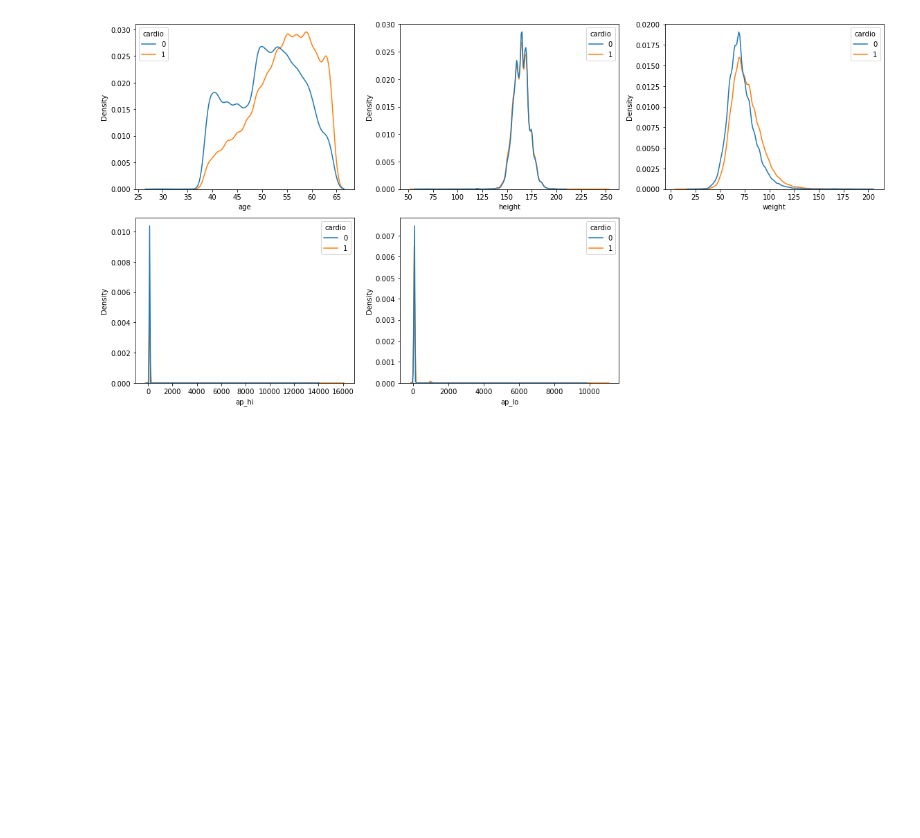
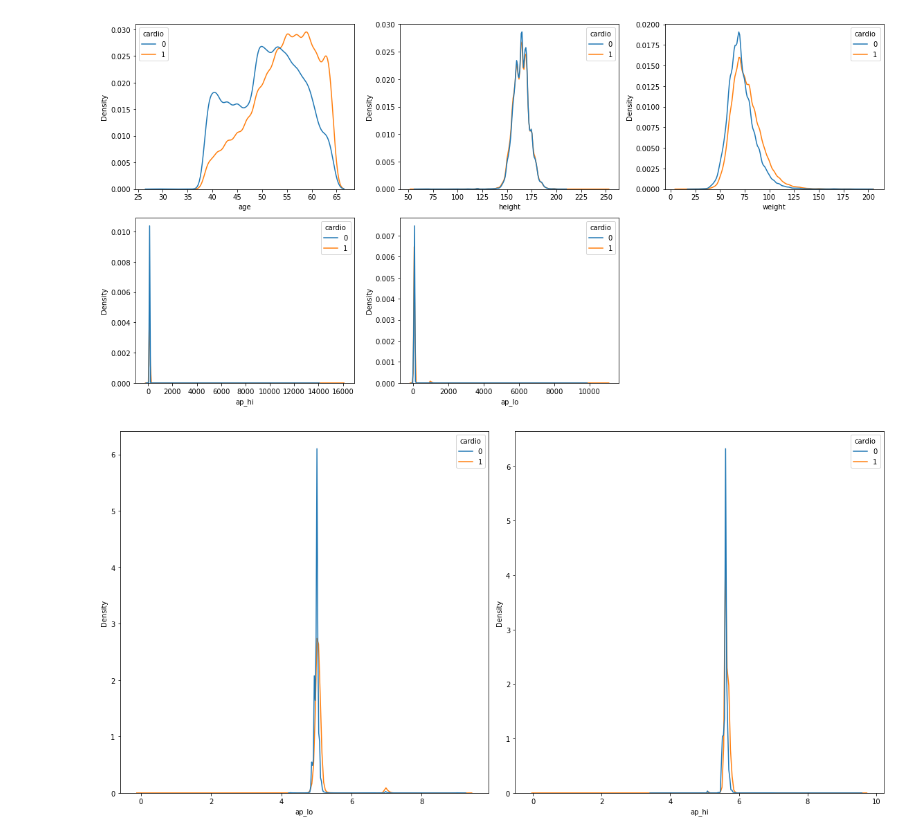
Before and after one commit to RamicAmir/Grupp2-Machine-Learning, a Jupyter notebook: heart_disease.ipynb, the cells around one changed output. Drawn from its saved outputs; the diff is of its cells as text; code cells hidden in the pictures; blank space fills up the shorter version.

```diff
--- a/heart_disease.ipynb
+++ b/heart_disease.ipynb
@@ -278,3 +278,12 @@ plt.tight_layout()
 plt.show()
 # %% [output]
 [figure]
+# %%
+# Display min values ap_hi and ap_lo
+fig, axes = plt.subplots(1, 2, figsize=(16, 8))
+sns.kdeplot(x=np.log(df['ap_lo']+abs(df['ap_lo'].min()) + 1), hue=df['cardio'], ax=axes[0])
+sns.kdeplot(x=np.log(df['ap_hi']+abs(df['ap_hi'].min()) + 1), hue=df['cardio'], ax=axes[1])
+plt.tight_layout()
+plt.show()
+# %% [output]
+[figure, added]
```
